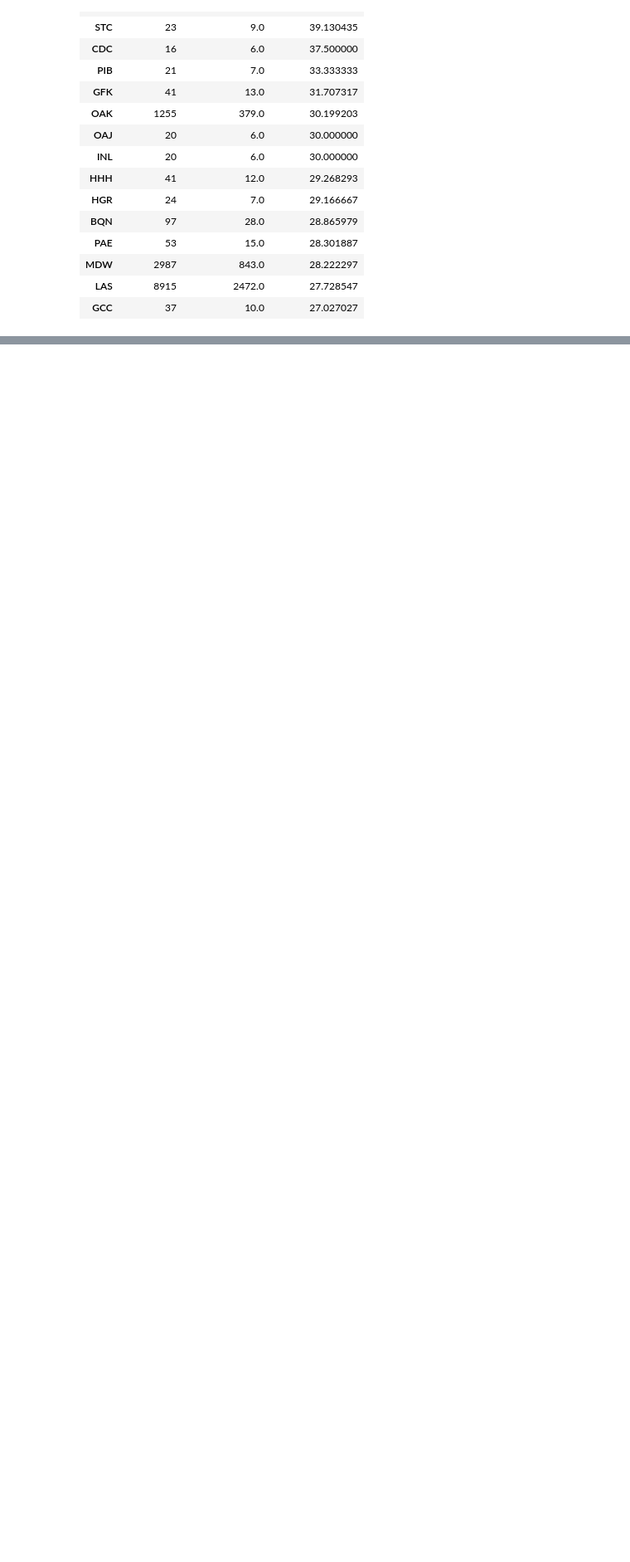
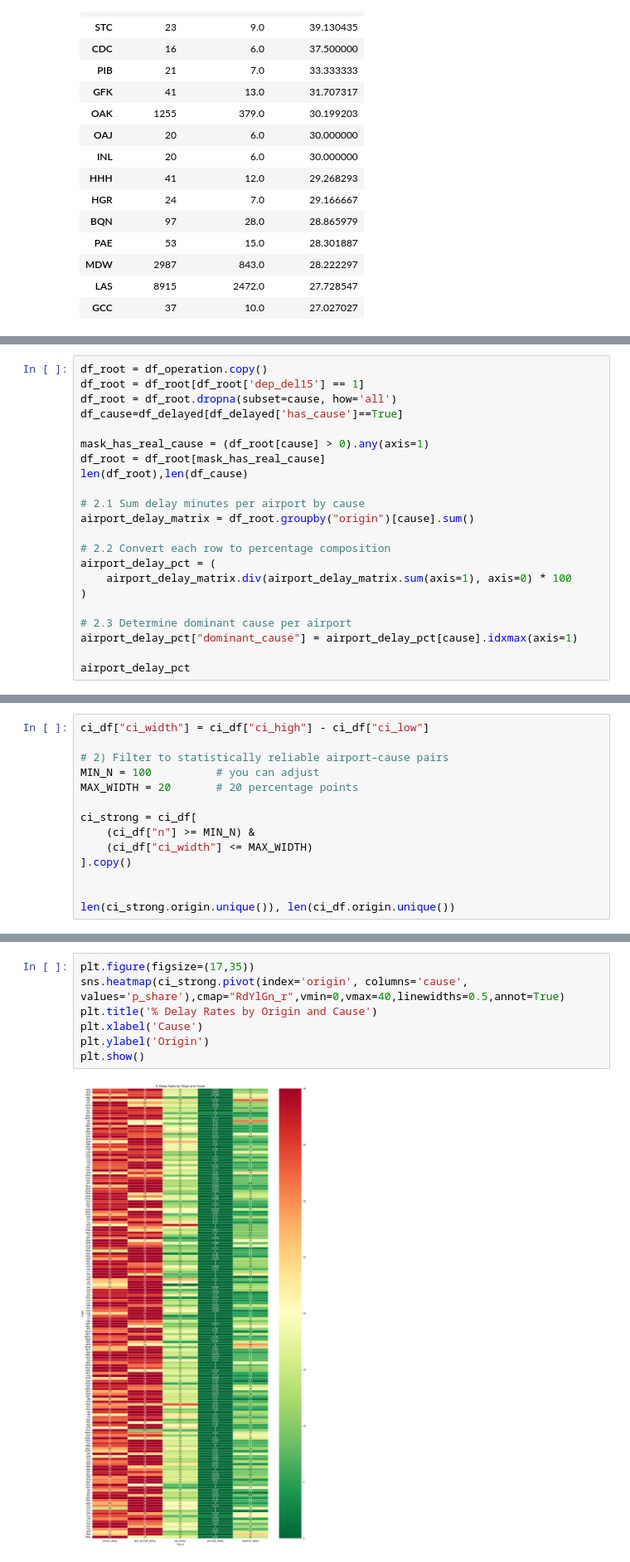
Before and after one commit to Sidhartht1607/flight-delay-risk-system, a Jupyter notebook: flight_data_set.ipynb, the cells around one changed output, grey strips where cells are left out. Shown at 83% size. Saved outputs shown, nothing was run; the diff lists cells and outputs as text; blank space fills up the shorter version.

```diff
--- a/flight_data_set.ipynb
+++ b/flight_data_set.ipynb
@@ -994,0 +1004,22 @@ df_delayed[df_delayed['has_cause']==True]
+# %%
+df_root = df_operation.copy()
+df_root = df_root[df_root['dep_del15'] == 1]
+df_root = df_root.dropna(subset=cause, how='all')
+df_cause=df_delayed[df_delayed['has_cause']==True]
+
+mask_has_real_cause = (df_root[cause] > 0).any(axis=1)
+df_root = df_root[mask_has_real_cause]
+len(df_root),len(df_cause)
+
+# 2.1 Sum delay minutes per airport by cause
+airport_delay_matrix = df_root.groupby("origin")[cause].sum()
+
+# 2.2 Convert each row to percentage composition
+airport_delay_pct = (
+    airport_delay_matrix.div(airport_delay_matrix.sum(axis=1), axis=0) * 100
+)
+
+# 2.3 Determine dominant cause per airport
+airport_delay_pct["dominant_cause"] = airport_delay_pct[cause].idxmax(axis=1)
+
+airport_delay_pct
@@ -994,0 +1094,14 @@ df_delayed[df_delayed['has_cause']==True]
+# %%
+ci_df["ci_width"] = ci_df["ci_high"] - ci_df["ci_low"]
+
+# 2) Filter to statistically reliable airport–cause pairs
+MIN_N = 100          # you can adjust
+MAX_WIDTH = 20       # 20 percentage points
+
+ci_strong = ci_df[
+    (ci_df["n"] >= MIN_N) &
+    (ci_df["ci_width"] <= MAX_WIDTH)
+].copy()
+
+
+len(ci_strong.origin.unique()), len(ci_df.origin.unique())
@@ -994,0 +1139,9 @@ df_delayed[df_delayed['has_cause']==True]
+# %%
+plt.figure(figsize=(17,35))
+sns.heatmap(ci_strong.pivot(index='origin', columns='cause', values='p_share'),cmap="RdYlGn_r",vmin=0,vmax=40,linewidths=0.5,annot=True)
+plt.title('% Delay Rates by Origin and Cause')
+plt.xlabel('Cause')
+plt.ylabel('Origin')
+plt.show()
+# %% [output]
+[figure, added]
```
Also changed, not shown: parts of 24 cells of this notebook.
